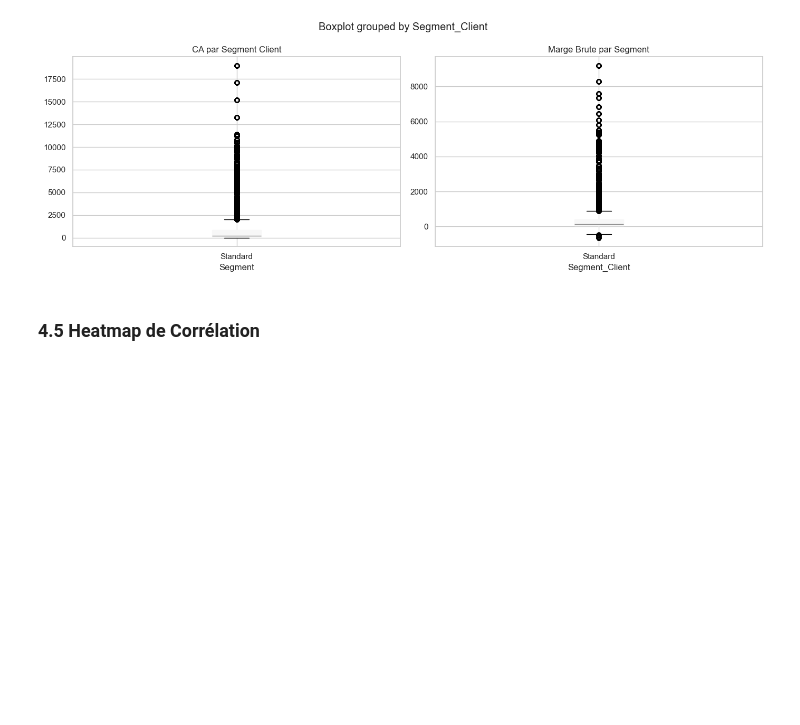
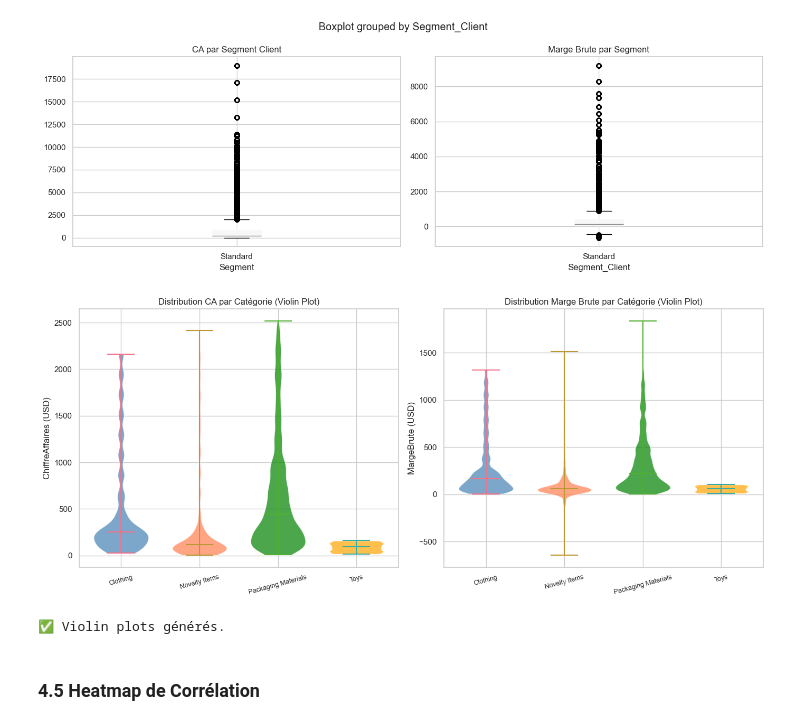
Before and after one commit to ihssan16/dddm-wideworldimporters, a Jupyter notebook: DDDM_Analyse_WideWorldImporters.ipynb, the cells around one changed output. Drawn from its saved outputs; the diff is of its cells as text; code cells hidden in the pictures; blank space fills up the shorter version.

Commit message:
Ajout violin plot, data dictionary, 2 nouvelles pages PBI

```diff
--- a/DDDM_Analyse_WideWorldImporters.ipynb
+++ b/DDDM_Analyse_WideWorldImporters.ipynb
@@ -339,6 +359,42 @@ plt.savefig('boxplots.png', dpi=150, bbox_inches='tight')
 plt.show()
 # %% [output]
 [figure]
+# %%
+# ============================================================
+# 4.4bis — Violin Plots — Distribution CA par Catégorie
+# ============================================================
+import matplotlib.patches as mpatches
+
+fig, axes = plt.subplots(1, 2, figsize=(14, 6))
+
+# Violin Plot CA par Catégorie
+df_violin = df[df['ChiffreAffaires'] < df['ChiffreAffaires'].quantile(0.95)]
+categories = sorted(df_violin['Categorie'].dropna().unique())
+colors = ['steelblue', 'coral', 'green', 'orange']
+
+for ax, col, titre in zip(axes,
+                           ['ChiffreAffaires', 'MargeBrute'],
+                           ['Distribution CA par Catégorie (Violin Plot)',
+                            'Distribution Marge Brute par Catégorie (Violin Plot)']):
+    for i, cat in enumerate(categories):
+        data = df_violin[df_violin['Categorie'] == cat][col].dropna().values
+        if len(data) > 1:
+            parts = ax.violinplot([data], positions=[i], showmedians=True, widths=0.7)
+            for pc in parts['bodies']:
+                pc.set_facecolor(colors[i % len(colors)])
+                pc.set_alpha(0.7)
+    ax.set_xticks(range(len(categories)))
+    ax.set_xticklabels(categories, rotation=15, fontsize=9)
+    ax.set_title(titre, fontsize=12)
+    ax.set_ylabel(col + ' (USD)')
+
+plt.tight_layout()
+plt.savefig('violin_plots.png', dpi=150, bbox_inches='tight')
+plt.show()
+print('✅ Violin plots générés.')
+# %% [output]
+[figure, added]
+✅ Violin plots générés.
 # %% [markdown]
 ### 4.5 Heatmap de Corrélation
 # %%
```
Also changed, not shown: parts of 1 cell of this notebook, 1 other file.
